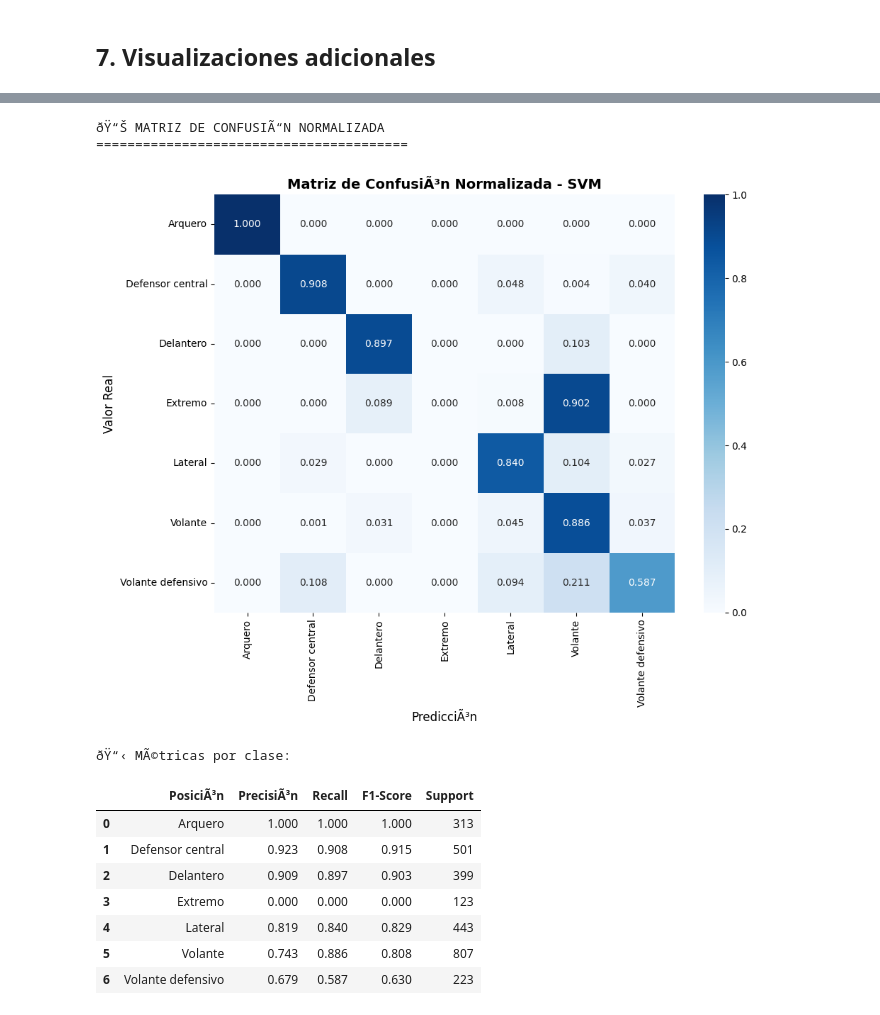
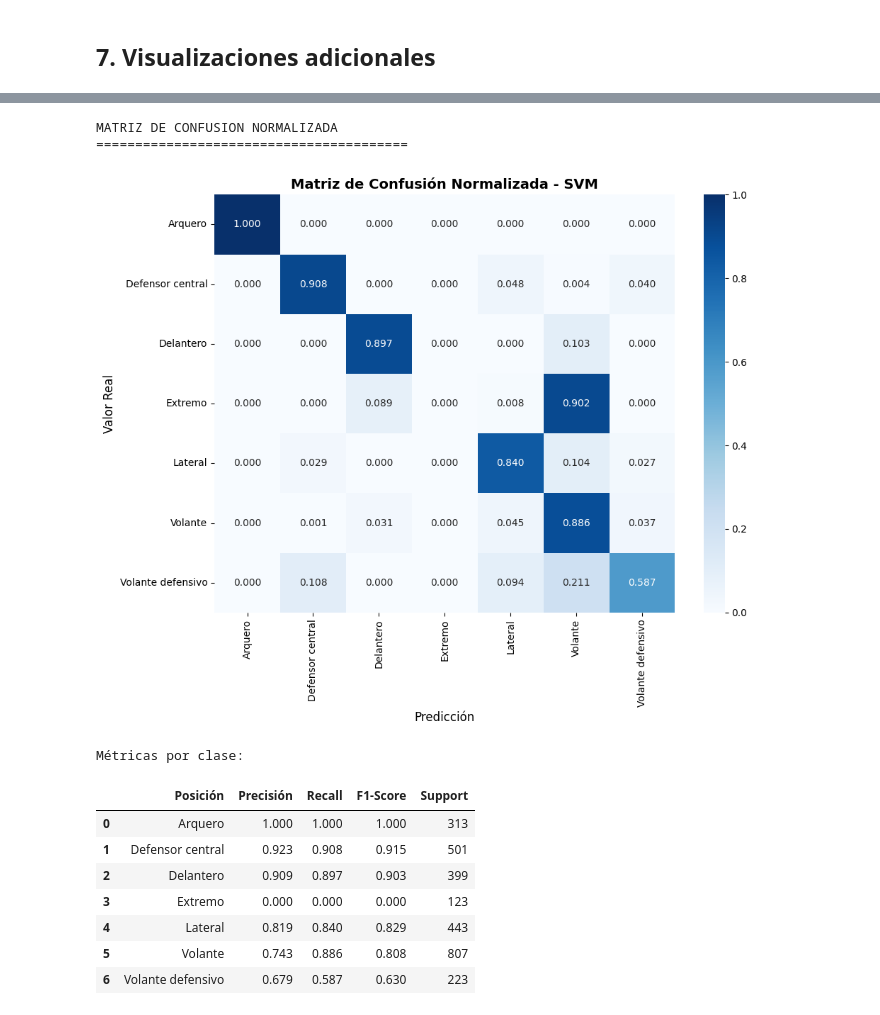
Before and after one commit to Tomas-Izuel/Scikit-Learn-Aprendizaje-automatico, a Jupyter notebook: TP3_IZUEL_TOMAS.ipynb, the cells around one changed output, grey strips where cells are left out. Cells and saved outputs as stored; diff of their text form; code cells hidden in the pictures.

```diff
--- a/TP3_IZUEL_TOMAS.ipynb
+++ b/TP3_IZUEL_TOMAS.ipynb
@@ -887,42 +885,42 @@ Features seleccionadas para visualizaciÃ³n: ['height_cm', 'weight_kg', 'overal
 [figure]
 # %%
 # Matriz de confusiÃ³n normalizada
-print("ðŸ“Š MATRIZ DE CONFUSIÃ“N NORMALIZADA")
+print("MATRIZ DE CONFUSION NORMALIZADA")
 print("=" * 40)
 
 # Calcular matriz normalizada
 cm_normalized = confusion_matrix(y_val, y_pred_best, normalize='true')
 
 plt.figure(figsize=(10, 8))
 sns.heatmap(cm_normalized, annot=True, fmt='.3f', cmap='Blues',
             xticklabels=classes, yticklabels=classes)
-plt.title(f'Matriz de ConfusiÃ³n Normalizada - {best_model_name}', fontsize=14, fontweight='bold')
-plt.xlabel('PredicciÃ³n', fontsize=12)
+plt.title(f'Matriz de Confusión Normalizada - {best_model_name}', fontsize=14, fontweight='bold')
+plt.xlabel('Predicción', fontsize=12)
 plt.ylabel('Valor Real', fontsize=12)
 plt.tight_layout()
 plt.show()
 
 # AnÃ¡lisis de precisiÃ³n y recall por clase
 from sklearn.metrics import precision_recall_fscore_support
 
 precision, recall, f1, support = precision_recall_fscore_support(y_val, y_pred_best)
 
 metrics_df = pd.DataFrame({
-    'PosiciÃ³n': classes,
-    'PrecisiÃ³n': precision,
+    'Posición': classes,
+    'Precisión': precision,
     'Recall': recall,
     'F1-Score': f1,
     'Support': support
 })
 
-print("\nðŸ“‹ MÃ©tricas por clase:")
+print("\nMétricas por clase:")
 display(metrics_df.round(3))
 # %% [output]
-ðŸ“Š MATRIZ DE CONFUSIÃ“N NORMALIZADA
+MATRIZ DE CONFUSION NORMALIZADA
 ========================================
-[figure, old version]
+[figure, new version]
-ðŸ“‹ MÃ©tricas por clase:
+Métricas por clase:
-|  | PosiciÃ³n | PrecisiÃ³n | Recall | F1-Score | Support |
+|  | Posición | Precisión | Recall | F1-Score | Support |
 | 0 | Arquero | 1.000 | 1.000 | 1.000 | 313 |
 | 1 | Defensor central | 0.923 | 0.908 | 0.915 | 501 |
 | 2 | Delantero | 0.909 | 0.897 | 0.903 | 399 |
```
Also changed, not shown: parts of 17 cells of this notebook.
